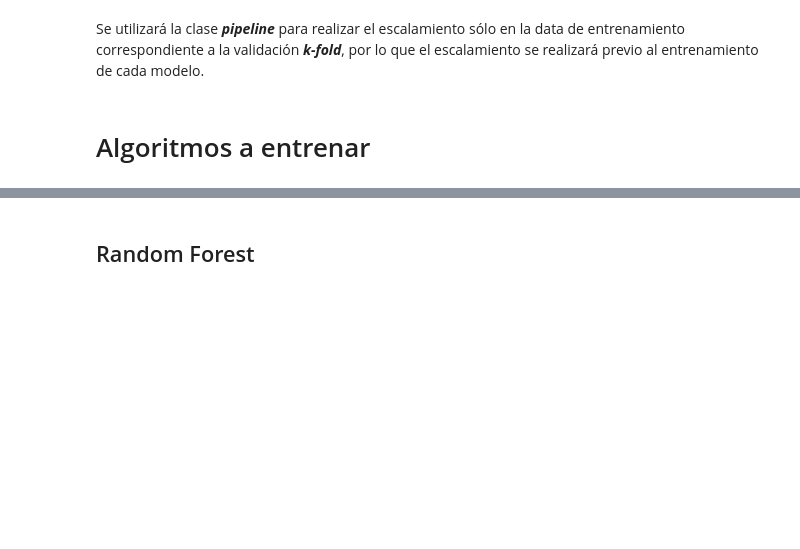
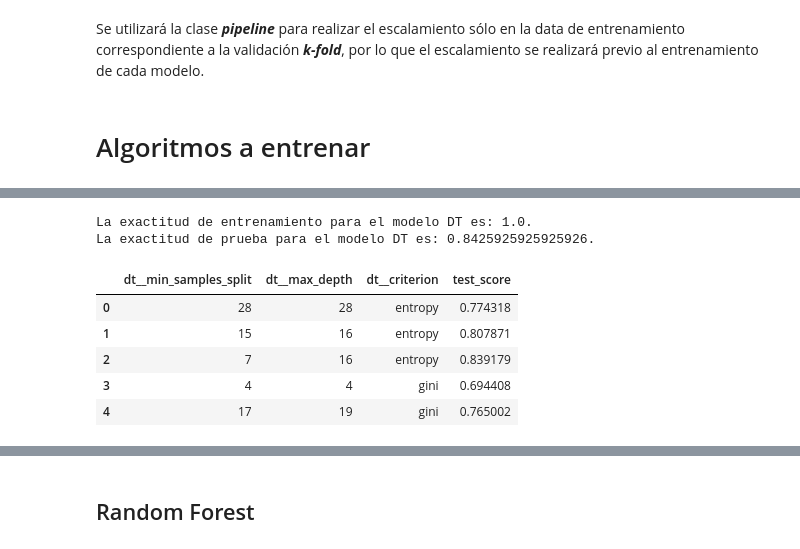
Before and after one commit to alejandro-castro/ProyectoINF648, a Jupyter notebook: Main.ipynb, the cells around one changed output, grey strips where cells are left out. Drawn from its saved outputs; the diff is of its cells as text; code cells hidden in the pictures; blank space fills up the shorter version.

```diff
--- a/Main.ipynb
+++ b/Main.ipynb
@@ -99,0 +136,22 @@ Se utilizará la clase ***pipeline*** para realizar el escalamiento sólo en la
+# %%
+best_dt_pipeline = r_search_dt.best_estimator_
+
+train_score = best_dt_pipeline.score(x_train, y_train)
+test_score = best_dt_pipeline.score(x_test, y_test)
+
+print(f"La exactitud de entrenamiento para el modelo DT es: {train_score}.")
+print(f"La exactitud de prueba para el modelo DT es: {test_score}.")
+# %% [output]
+La exactitud de entrenamiento para el modelo DT es: 1.0.
+La exactitud de prueba para el modelo DT es: 0.8425925925925926.
+# %%
+results_dt = pd.DataFrame(r_search_dt.cv_results_['params'])
+results_dt['test_score'] = r_search_dt.cv_results_['mean_test_score']
+results_dt.head()
+# %% [output]
+|  | dt__min_samples_split | dt__max_depth | dt__criterion | test_score |
+| 0 | 28 | 28 | entropy | 0.774318 |
+| 1 | 15 | 16 | entropy | 0.807871 |
+| 2 | 7 | 16 | entropy | 0.839179 |
+| 3 | 4 | 4 | gini | 0.694408 |
+| 4 | 17 | 19 | gini | 0.765002 |
```
Also changed, not shown: parts of 18 cells of this notebook, 1 other file.
